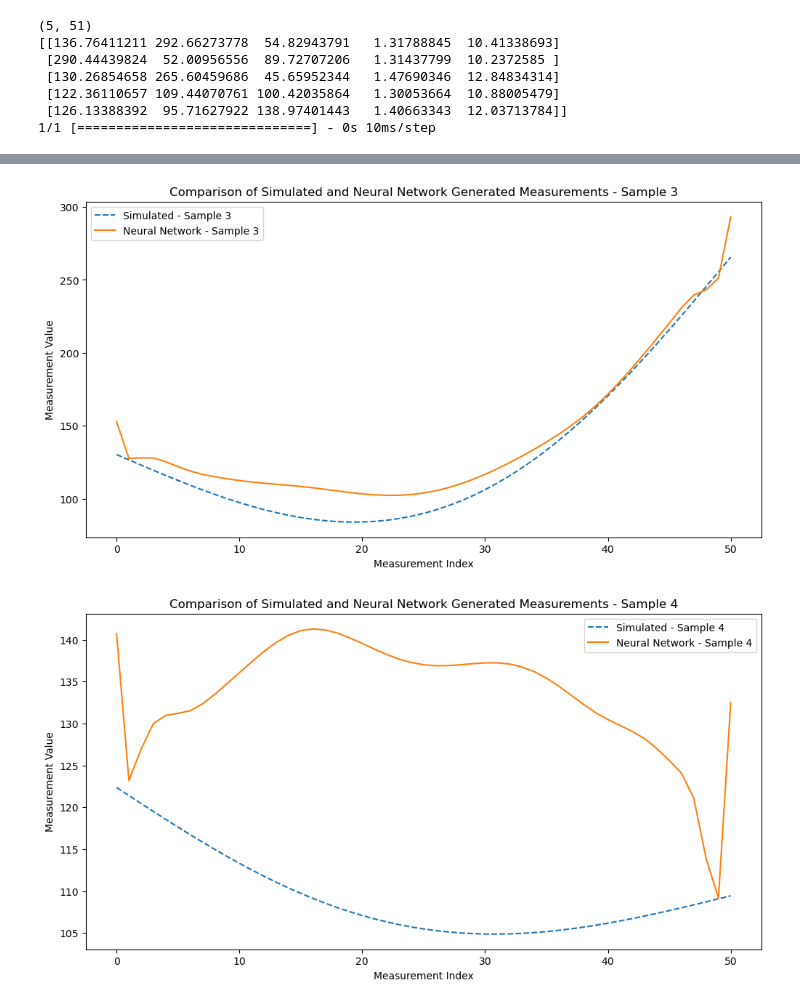
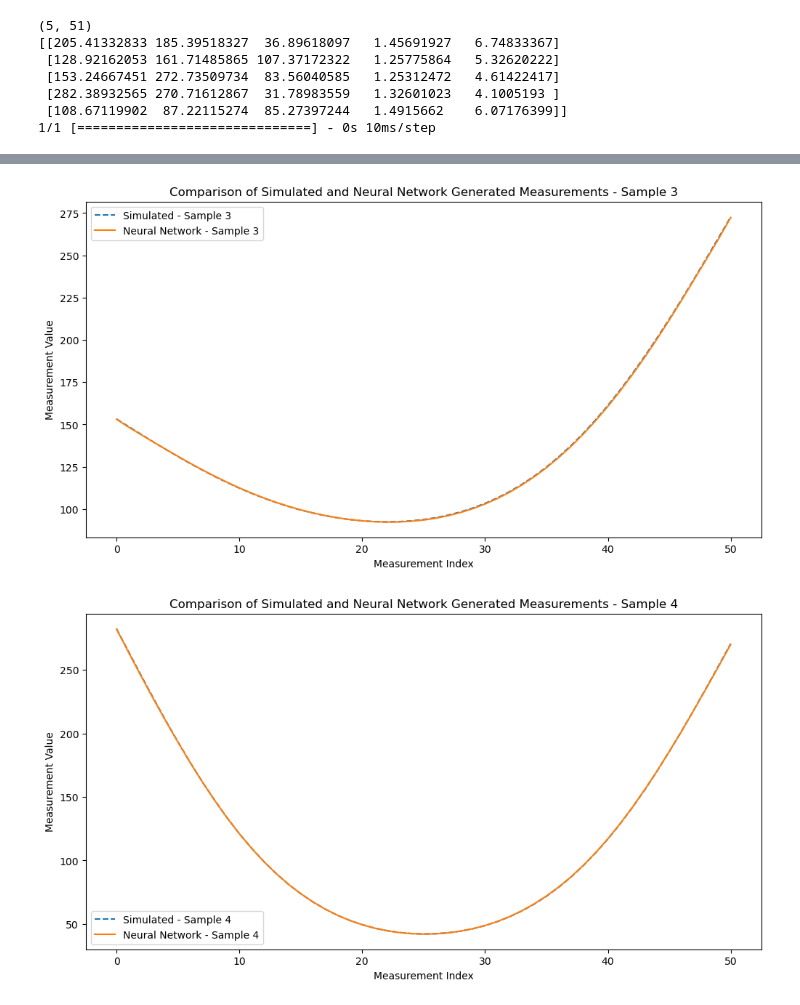
Before and after one commit to saurabhlale/ultron, a Jupyter notebook: 1D_conduction/1D_Cond_Data_Generator_UnSteady.ipynb, the cells around one changed output, grey strips where cells are left out. Drawn from its saved outputs; the diff is of its cells as text; code cells hidden in the pictures.

```diff
--- a/1D_conduction/1D_Cond_Data_Generator_UnSteady.ipynb
+++ b/1D_conduction/1D_Cond_Data_Generator_UnSteady.ipynb
@@ -268,8 +268,8 @@ y_test_scaled = scaler_y.transform(y_test)
 
 # Build a sequential neural network model
 model = tf.keras.Sequential([
-    tf.keras.layers.Dense(64, activation='relu', input_shape=(X_train_scaled.shape[1],)),
-    tf.keras.layers.Dense(32, activation='relu'),
+    tf.keras.layers.Dense(66, activation='relu', input_shape=(X_train_scaled.shape[1],)),
+    tf.keras.layers.Dense(44, activation='relu'),
     tf.keras.layers.Dense(measurem.shape[1])  # Output layer with 100 units (assuming 100 measurements)
 ])
 
@@ -364,8 +370,8 @@ for i in range(num_samples):
 model.save('1D_cond_NN_pred_unsteady.h5')
 # %%
 #Extrapolation
-Tm_down = 10.0
-Tm_up = 15.0
+Tm_down = 4.0
+Tm_up = 9.0
 Tm_bounds = (Tm_down, Tm_up)
 
 num_samples = 5
@@ -395,9 +401,9 @@ for i in range(num_samples):
     plt.show()
 # %% [output]
 (5, 51)
-[[136.76411211 292.66273778  54.82943791   1.31788845  10.41338693]
- [290.44439824  52.00956556  89.72707206   1.31437799  10.2372585 ]
- [130.26854658 265.60459686  45.65952344   1.47690346  12.84834314]
- [122.36110657 109.44070761 100.42035864   1.30053664  10.88005479]
- [126.13388392  95.71627922 138.97401443   1.40663343  12.03713784]]
+[[205.41332833 185.39518327  36.89618097   1.45691927   6.74833367]
+ [128.92162053 161.71485865 107.37172322   1.25775864   5.32620222]
+ [153.24667451 272.73509734  83.56040585   1.25312472   4.61422417]
+ [282.38932565 270.71612867  31.78983559   1.32601023   4.1005193 ]
+ [108.67119902  87.22115274  85.27397244   1.4915662    6.07176399]]
 1/1 [==============================] - 0s 10ms/step
@@ -406,2 +412,2 @@ for i in range(num_samples):
-[figure, old version]
+[figure, new version]
-[figure, old version]
+[figure, new version]
```
Also changed, not shown: parts of 4 cells of this notebook, 2 other files.
